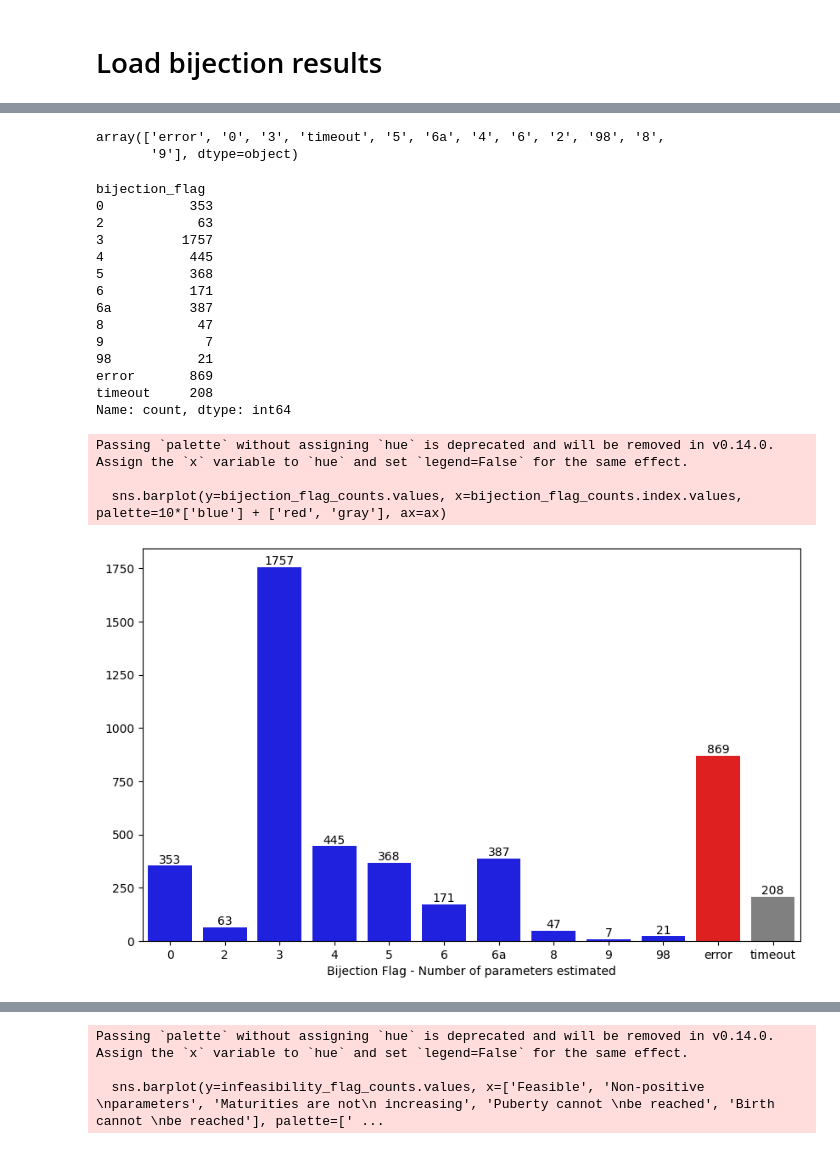
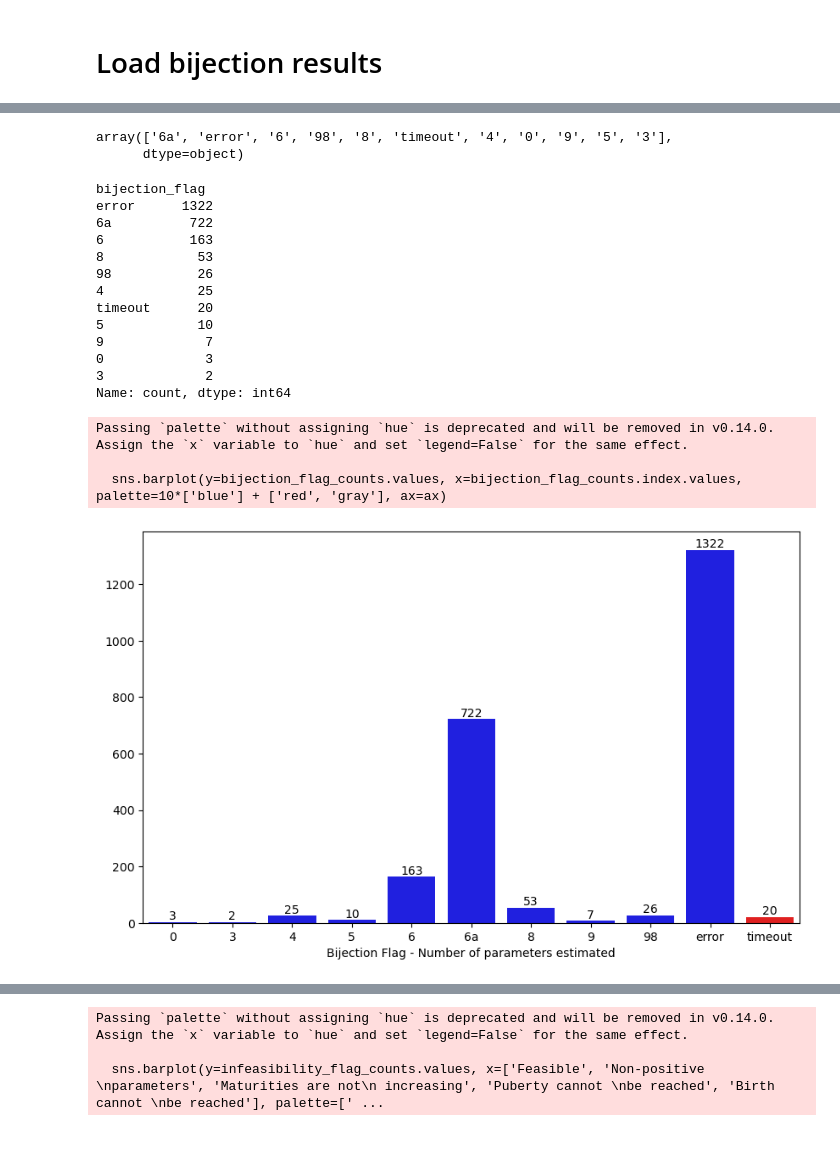
Before and after one commit to diogo-f-oliveira/DEB_ML_Init, a Jupyter notebook: notebooks/Analysis of the Bijection Method.ipynb, the cells around one changed output, grey strips where cells are left out. Cells and saved outputs as stored; diff of their text form; code cells hidden in the pictures.

```diff
--- a/notebooks/Analysis of the Bijection Method.ipynb
+++ b/notebooks/Analysis of the Bijection Method.ipynb
@@ -9,7 +9,7 @@ from IPython.display import display
 # %% [markdown]
 # Load bijection results
 # %%
-results_file = '../results/bijection method/bijection_predictions.csv'
+results_file = '../results/bijection_method/bijection_stats.csv'
 df = pd.read_csv(results_file, index_col=0)
 #df['bijection_flag'].fillna('missing')
 df.dropna(subset=['bijection_flag'], inplace=True)
@@ -35,37 +35,36 @@ df
 # %%
 df['bijection_flag'].unique()
 # %% [output]
-array(['error', '0', '3', 'timeout', '5', '6a', '4', '6', '2', '98', '8',
-       '9'], dtype=object)
+array(['6a', 'error', '6', '98', '8', 'timeout', '4', '0', '9', '5', '3'],
+      dtype=object)
 # %%
 df['bijection_flag'].value_counts()
 # %% [output]
 bijection_flag
-0           353
-2            63
-3          1757
-4           445
-5           368
-6           171
-6a          387
-8            47
+error      1322
+6a          722
+6           163
+8            53
+98           26
+4            25
+timeout      20
+5            10
 9             7
-98           21
-error       869
-timeout     208
+0             3
+3             2
 Name: count, dtype: int64
 # %%
 fig, ax = plt.subplots(figsize=(10, 6))
 bijection_flag_counts = df['bijection_flag'].value_counts().sort_index()
 sns.barplot(y=bijection_flag_counts.values, x=bijection_flag_counts.index.values, palette=10*['blue'] + ['red', 'gray'], ax=ax)
 ax.set_xlabel('Bijection Flag - Number of parameters estimated')
-for i in range(12):
+for i in range(11):
     ax.bar_label(ax.containers[i])
 # %% [output]
 Passing `palette` without assigning `hue` is deprecated and will be removed in v0.14.0. Assign the `x` variable to `hue` and set `legend=False` for the same effect.
 
   sns.barplot(y=bijection_flag_counts.values, x=bijection_flag_counts.index.values, palette=10*['blue'] + ['red', 'gray'], ax=ax)
-[figure, old version]
+[figure, new version]
 # %%
 df['error_message'].value_counts()
 # %% [output]
```
Also changed, not shown: parts of 6 cells of this notebook, 4 other files.
